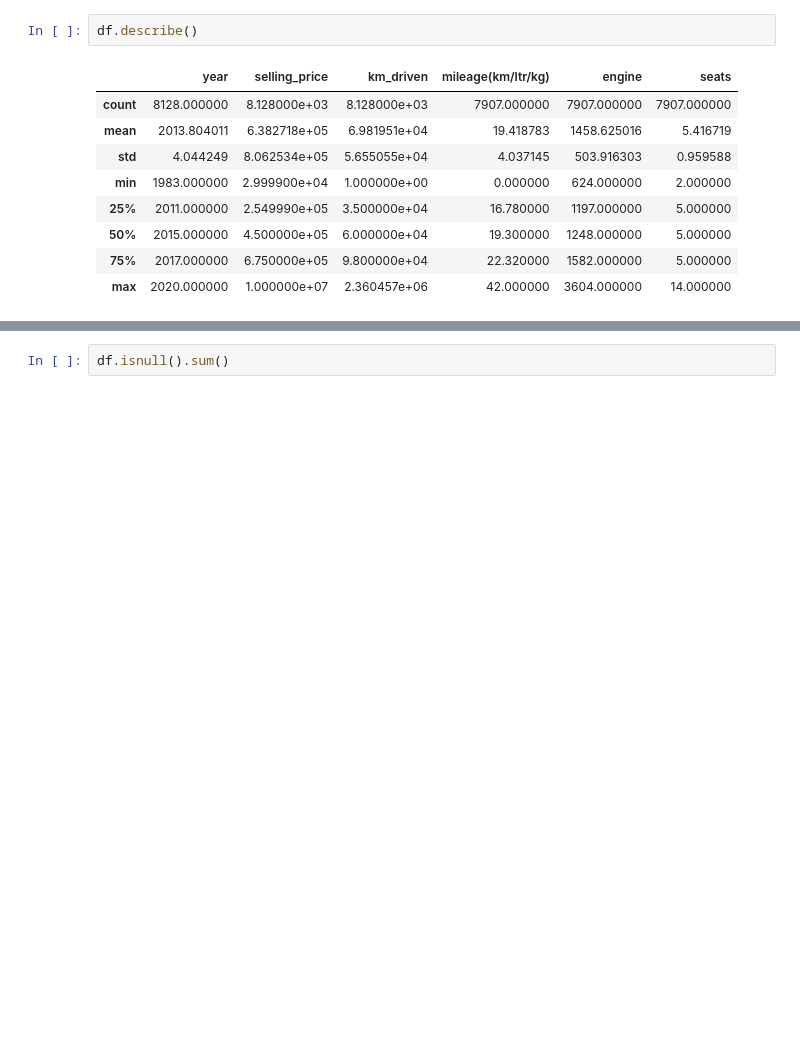
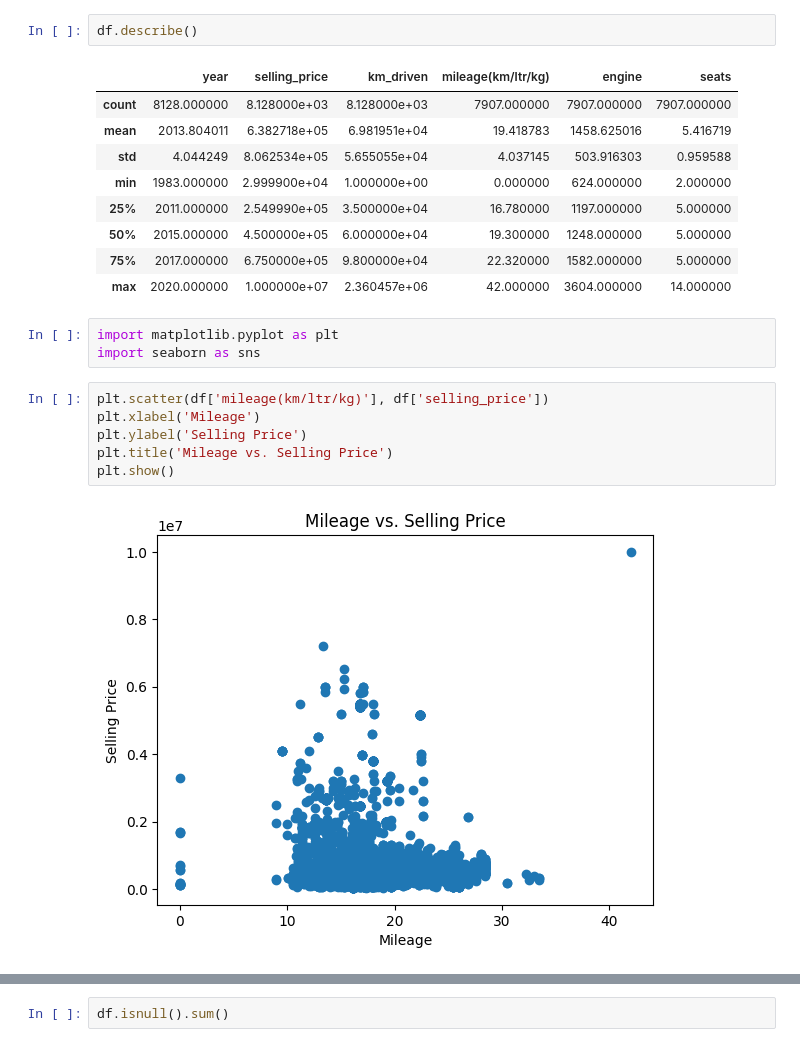
Before and after one commit to shakeraema/Dataset_Manipulation, a Jupyter notebook: Task_PDS.ipynb, the cells around one changed output, grey strips where cells are left out. Cells and saved outputs as stored; diff of their text form; blank space fills up the shorter version.

```diff
--- a/Task_PDS.ipynb
+++ b/Task_PDS.ipynb
@@ -69,3 +67,14 @@ df.describe()
 | 50% | 2015.000000 | 4.500000e+05 | 6.000000e+04 | 19.300000 | 1248.000000 | 5.000000 |
 | 75% | 2017.000000 | 6.750000e+05 | 9.800000e+04 | 22.320000 | 1582.000000 | 5.000000 |
 | max | 2020.000000 | 1.000000e+07 | 2.360457e+06 | 42.000000 | 3604.000000 | 14.000000 |
+# %%
+import matplotlib.pyplot as plt
+import seaborn as sns
+# %%
+plt.scatter(df['mileage(km/ltr/kg)'], df['selling_price'])
+plt.xlabel('Mileage')
+plt.ylabel('Selling Price')
+plt.title('Mileage vs. Selling Price')
+plt.show()
+# %% [output]
+[figure, added]
```
Also changed, not shown: parts of 9 cells of this notebook.
